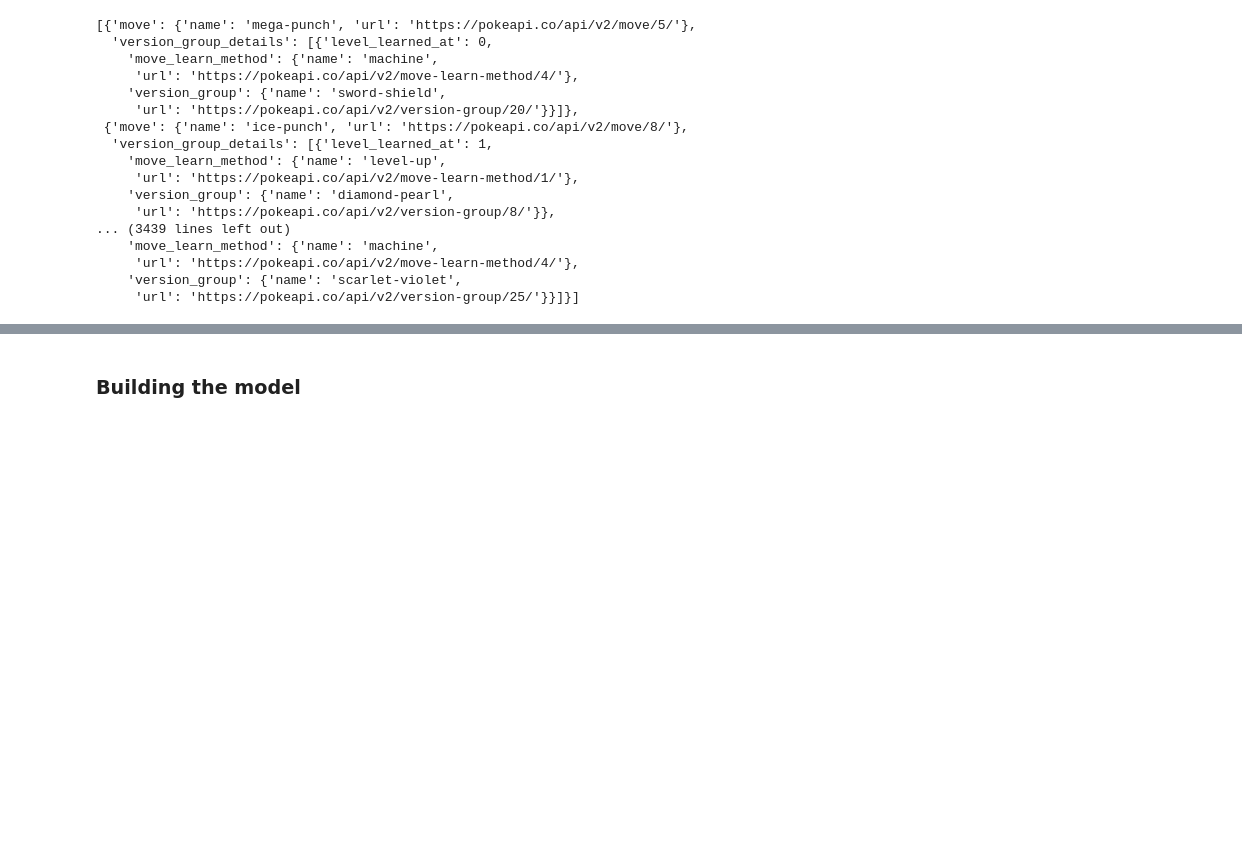
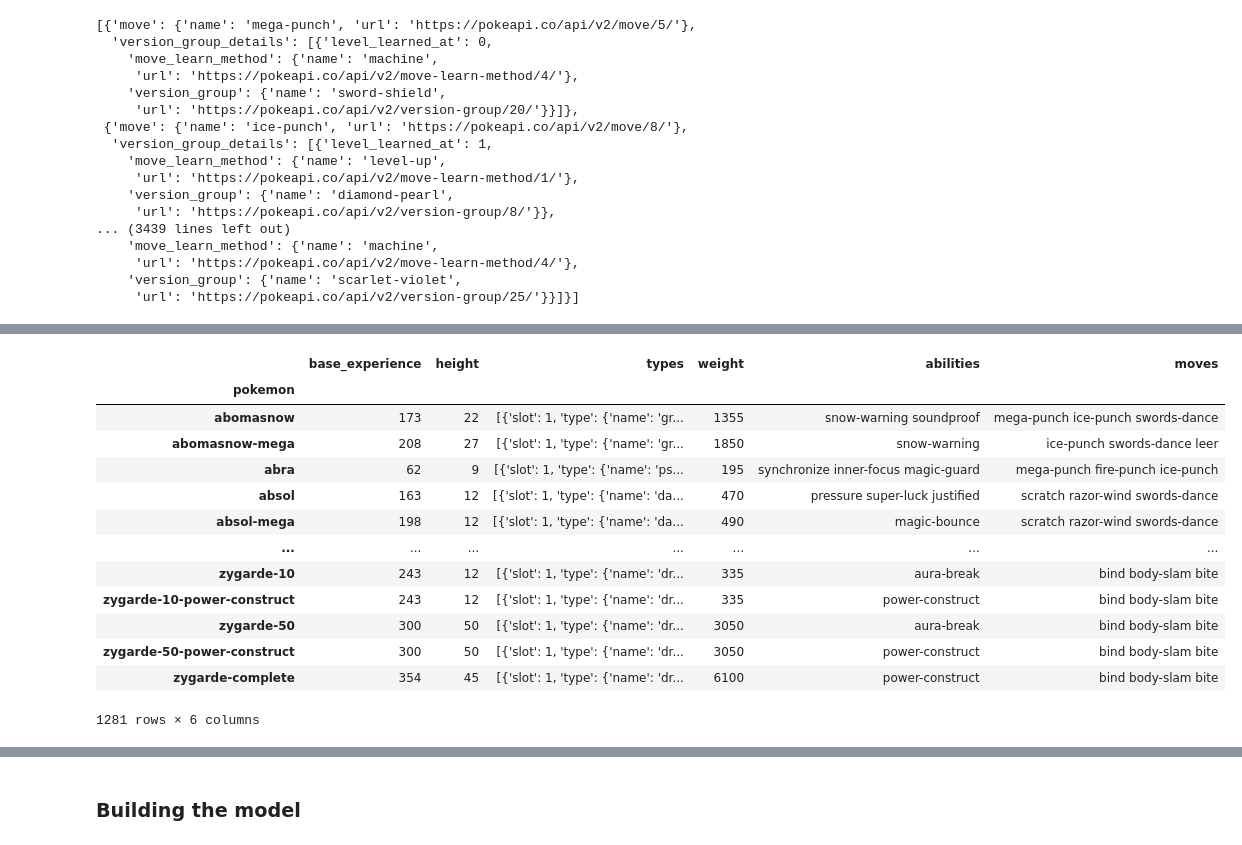
Before and after one commit to MendelinaL/ADS509_Pokemon-Text-Analysis, a Jupyter notebook: ADS 509 Pokemon Text Analysis - Final Project.ipynb, the cells around one changed output, grey strips where cells are left out. Drawn from its saved outputs; the diff is of its cells as text; code cells hidden in the pictures; blank space fills up the shorter version.

Commit message:
working on cleaning the data

```diff
--- a/ADS 509 Pokemon Text Analysis - Final Project.ipynb
+++ b/ADS 509 Pokemon Text Analysis - Final Project.ipynb
@@ -124,6 +126,6 @@ transposed_data.head()
 # %%
 transposed_datad = transposed_data.drop(columns = ['held_items', 'id', 'is_default', 'order',
                                         'past_types', 'location_area_encounters', 'sprites',
-                                       'forms', 'species'])
+                                       'forms', 'species', 'game_indices', 'stats', 'name'])
 transposed_datad.head(50)
 # %% [output]
@@ -167,0 +220,43 @@ transposed_datad['moves'][0]
+# %%
+# Adjusting the 'moves' column
+a2 = transposed_datad['moves'].str.get(0)
+b2 = transposed_datad['moves'].str.get(1)
+c2 = transposed_datad['moves'].str.get(2)
+moves_df = pd.concat({'a2':a2, 'b2':b2, 'c2':c2}, axis = 1)
+moves_df = moves_df.applymap(lambda x: {} if isnull(x) else x)
+
+moves_df['a2_moves'] = [d.get('move') for d in moves_df.a2]
+moves_df['b2_moves'] = [d.get('move') for d in moves_df.b2]
+moves_df['c2_moves'] = [d.get('move') for d in moves_df.c2]
+
+moves_df = moves_df.applymap(lambda x: {} if isnull(x) else x)
+
+moves_df['a2_name'] = [d.get('name') for d in moves_df.a2_moves]
+moves_df['b2_name'] = [d.get('name') for d in moves_df.b2_moves]
+moves_df['c2_name'] = [d.get('name') for d in moves_df.c2_moves]
+
+moves_df = moves_df.drop(columns=['a2', 'b2', 'c2', 'a2_moves', 'b2_moves', 'c2_moves'])
+moves_df = moves_df.fillna({column: '' for column in moves_df.columns})
+
+moves_df['moves'] = moves_df['a2_name'] + " " + moves_df['b2_name'] + " " + moves_df['c2_name']
+moves_df['moves'] = moves_df['moves'].str.replace('  ', ' ')
+moves_df = moves_df.drop(columns=['a2_name', 'b2_name', 'c2_name'])
+
+transposed_datad_mo = clean_df.drop(columns=['moves'])
+clean_df = pd.merge(transposed_datad_mo,moves_df,left_index=True,right_index=True)
+clean_df
+# %% [output]
+|  | base_experience | height | types | weight | abilities | moves |
+| pokemon |  |  |  |  |  |  |
+| abomasnow | 173 | 22 | [{'slot': 1, 'type': {'name': 'gr... | 1355 | snow-warning soundproof | mega-punch ice-punch swords-dance |
+| abomasnow-mega | 208 | 27 | [{'slot': 1, 'type': {'name': 'gr... | 1850 | snow-warning | ice-punch swords-dance leer |
+| abra | 62 | 9 | [{'slot': 1, 'type': {'name': 'ps... | 195 | synchronize inner-focus magic-guard | mega-punch fire-punch ice-punch |
+| absol | 163 | 12 | [{'slot': 1, 'type': {'name': 'da... | 470 | pressure super-luck justified | scratch razor-wind swords-dance |
+| absol-mega | 198 | 12 | [{'slot': 1, 'type': {'name': 'da... | 490 | magic-bounce | scratch razor-wind swords-dance |
+| ... | ... | ... | ... | ... | ... | ... |
+| zygarde-10 | 243 | 12 | [{'slot': 1, 'type': {'name': 'dr... | 335 | aura-break | bind body-slam bite |
+| zygarde-10-power-construct | 243 | 12 | [{'slot': 1, 'type': {'name': 'dr... | 335 | power-construct | bind body-slam bite |
+| zygarde-50 | 300 | 50 | [{'slot': 1, 'type': {'name': 'dr... | 3050 | aura-break | bind body-slam bite |
+| zygarde-50-power-construct | 300 | 50 | [{'slot': 1, 'type': {'name': 'dr... | 3050 | power-construct | bind body-slam bite |
+| zygarde-complete | 354 | 45 | [{'slot': 1, 'type': {'name': 'dr... | 6100 | power-construct | bind body-slam bite |
+1281 rows × 6 columns
```
Also changed, not shown: parts of 6 cells of this notebook.
